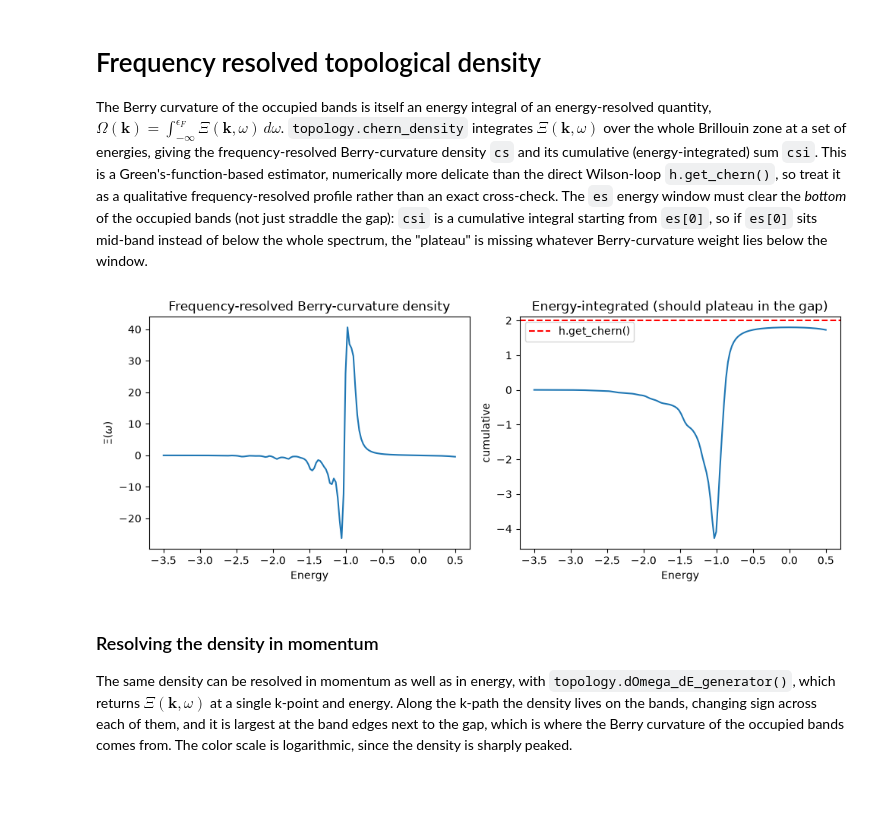
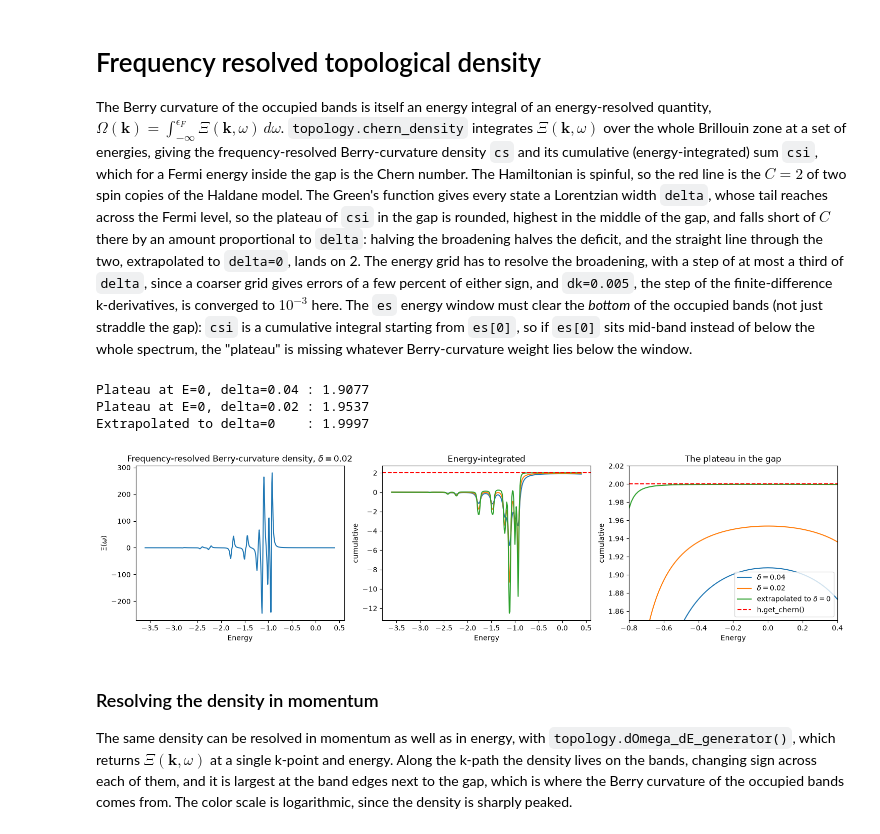
Before and after one commit to joselado/pyqula, a Jupyter notebook: jupyter-notebooks/functionalities/topological_characterization/03_frequency_resolved_topological_density.ipynb, the cells around one changed output. Saved outputs shown, nothing was run; the diff lists cells and outputs as text; code cells hidden in the pictures; blank space fills up the shorter version.

```diff
--- a/jupyter-notebooks/functionalities/topological_characterization/03_frequency_resolved_topological_density.ipynb
+++ b/jupyter-notebooks/functionalities/topological_characterization/03_frequency_resolved_topological_density.ipynb
@@ -5,47 +5,71 @@ The Berry curvature of the occupied bands is itself an energy integral of an ene
 quantity, $\Omega(\mathbf k)=\int_{-\infty}^{\epsilon_F}\Xi(\mathbf k,\omega)\,d\omega$.
 `topology.chern_density` integrates $\Xi(\mathbf k,\omega)$ over the whole Brillouin zone at a set
 of energies, giving the frequency-resolved Berry-curvature density `cs` and its cumulative
-(energy-integrated) sum `csi`. This is a Green's-function-based estimator, numerically more
-delicate than the direct Wilson-loop `h.get_chern()`, so treat it as a qualitative frequency-resolved
-profile rather than an exact cross-check. The `es` energy window must clear the *bottom* of the
-occupied bands (not just straddle the gap): `csi` is a cumulative integral starting from `es[0]`, so
+(energy-integrated) sum `csi`, which for a Fermi energy inside the gap is the Chern number. The
+Hamiltonian is spinful, so the red line is the $C=2$ of two spin copies of the Haldane model. The
+Green's function gives every state a Lorentzian width `delta`, whose tail reaches across the Fermi
+level, so the plateau of `csi` in the gap is rounded, highest in the middle of the gap, and falls
+short of $C$ there by an amount proportional to `delta`:
+halving the broadening halves the deficit, and the straight line through the two, extrapolated to
+`delta=0`, lands on 2. The energy grid has to resolve the broadening, with a step of at most a
+third of `delta`, since a coarser grid gives errors of a few percent of either sign, and
+`dk=0.005`, the step of the finite-difference k-derivatives, is converged to $10^{-3}$ here. The
+`es` energy window must clear the *bottom* of the occupied bands (not just straddle the gap): `csi`
+is a cumulative integral starting from `es[0]`, so
 if `es[0]` sits mid-band instead of below the whole spectrum, the "plateau" is missing whatever
 Berry-curvature weight lies below the window.
 # %%
 # Add the root path of the pyqula library
 import os ; import sys
 sys.path.append(os.getcwd()+"/../../../src")
 
 import numpy as np
 import matplotlib.pyplot as plt
 from pyqula import geometry
 from pyqula import topology
 import io, contextlib
 
 g = geometry.honeycomb_lattice()
 h = g.get_hamiltonian()
 h.add_haldane(0.2) # a larger Haldane mass opens a wider gap, easier to resolve
 
 # the honeycomb nearest-neighbor bandwidth is [-3,3]: the window must start
 # below -3 for csi's cumulative integral (which starts at 0 at es[0]) to
-# have picked up the full valence band by the time it reaches the gap
-with contextlib.redirect_stdout(io.StringIO()): # silence the progress bar
-    (es,cs,csi) = topology.chern_density(h,nk=10,delta=0.05,dk=0.05,
-            es=np.linspace(-3.5,0.5,150))
+# have picked up the full valence band by the time it reaches the gap, and
+# its step has to be at most a third of the broadening
+out = {} # energies, density and cumulative density for each broadening
+for (delta,ne) in [(0.04,301),(0.02,601)]: # the second grid contains the first
+    with contextlib.redirect_stdout(io.StringIO()): # silence the progress bar
+        out[delta] = topology.chern_density(h,nk=8,delta=delta,dk=0.005,
+                es=np.linspace(-3.6,0.4,ne)) # E=0 lies on both grids
+(es,cs,csi) = out[0.02]
+(es2,cs2,csi2) = out[0.04]
+csi0 = 2*csi[::2]-csi2 # straight line through both, extrapolated to delta=0
+i0 = np.argmin(np.abs(es2)) # E=0, in the middle of the gap
+print("Plateau at E=0, delta=0.04 :",round(csi2[i0],4))
+print("Plateau at E=0, delta=0.02 :",round(csi[2*i0],4))
+print("Extrapolated to delta=0    :",round(csi0[i0],4))
 
-fig,axs = plt.subplots(1,2,figsize=(10,4))
+fig,axs = plt.subplots(1,3,figsize=(15,4))
 axs[0].plot(es,cs)
 axs[0].set_xlabel("Energy") ; axs[0].set_ylabel(r"$\Xi(\omega)$")
-axs[0].set_title("Frequency-resolved Berry-curvature density")
-axs[1].plot(es,csi)
-axs[1].axhline(h.get_chern(nk=20),color="red",ls="--",label="h.get_chern()")
-axs[1].set_xlabel("Energy") ; axs[1].set_ylabel("cumulative")
-axs[1].set_title("Energy-integrated (should plateau in the gap)")
-axs[1].legend()
+axs[0].set_title(r"Frequency-resolved Berry-curvature density, $\delta=0.02$")
+for ax in axs[1:]: # the whole window, and a zoom on the gap
+    ax.plot(es2,csi2,label=r"$\delta=0.04$")
+    ax.plot(es,csi,label=r"$\delta=0.02$")
+    ax.plot(es2,csi0,label=r"extrapolated to $\delta=0$")
+    ax.axhline(h.get_chern(nk=20),color="red",ls="--",label="h.get_chern()")
+    ax.set_xlabel("Energy") ; ax.set_ylabel("cumulative")
+axs[1].set_title("Energy-integrated")
+axs[2].set_xlim(-0.8,0.4) ; axs[2].set_ylim(1.85,2.02)
+axs[2].set_title("The plateau in the gap") ; axs[2].legend()
 plt.tight_layout()
 plt.show()
 # %% [output]
+Plateau at E=0, delta=0.04 : 1.9077
+Plateau at E=0, delta=0.02 : 1.9537
+Extrapolated to delta=0    : 1.9997
-[figure, old version]
+[figure, new version]
 # %% [markdown]
 ### Resolving the density in momentum
 The same density can be resolved in momentum as well as in energy, with
```
Also changed, not shown: parts of 2 cells of this notebook, 6 other files.
